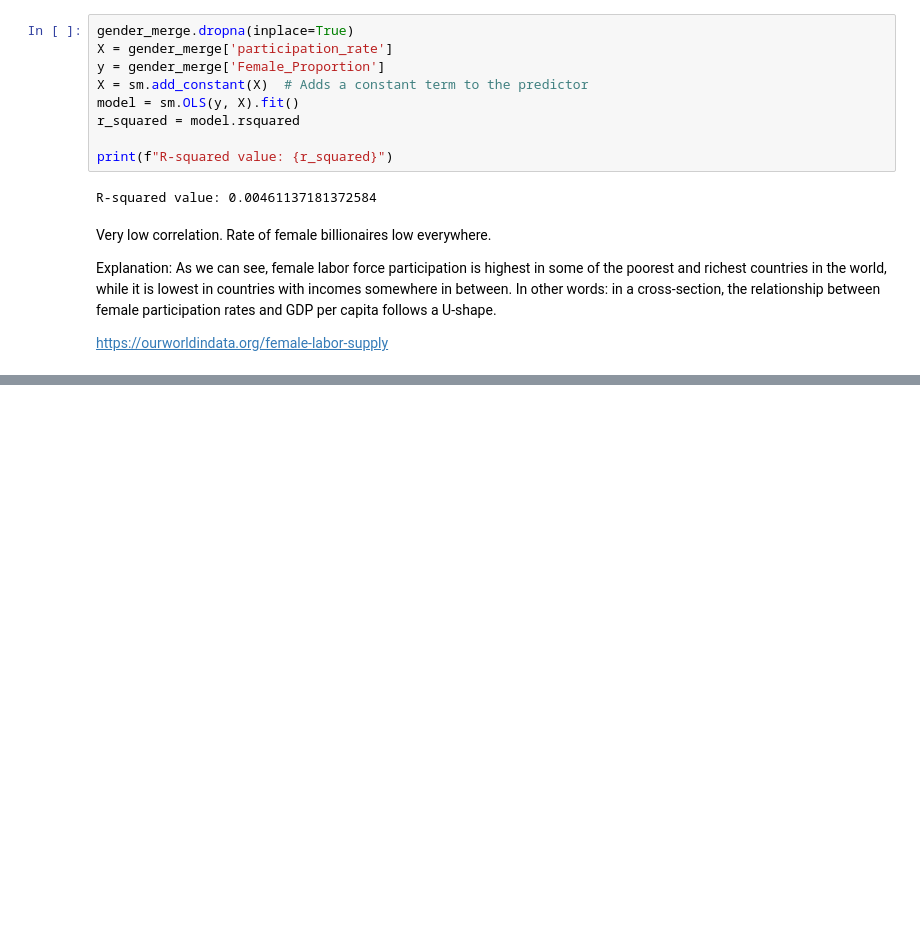
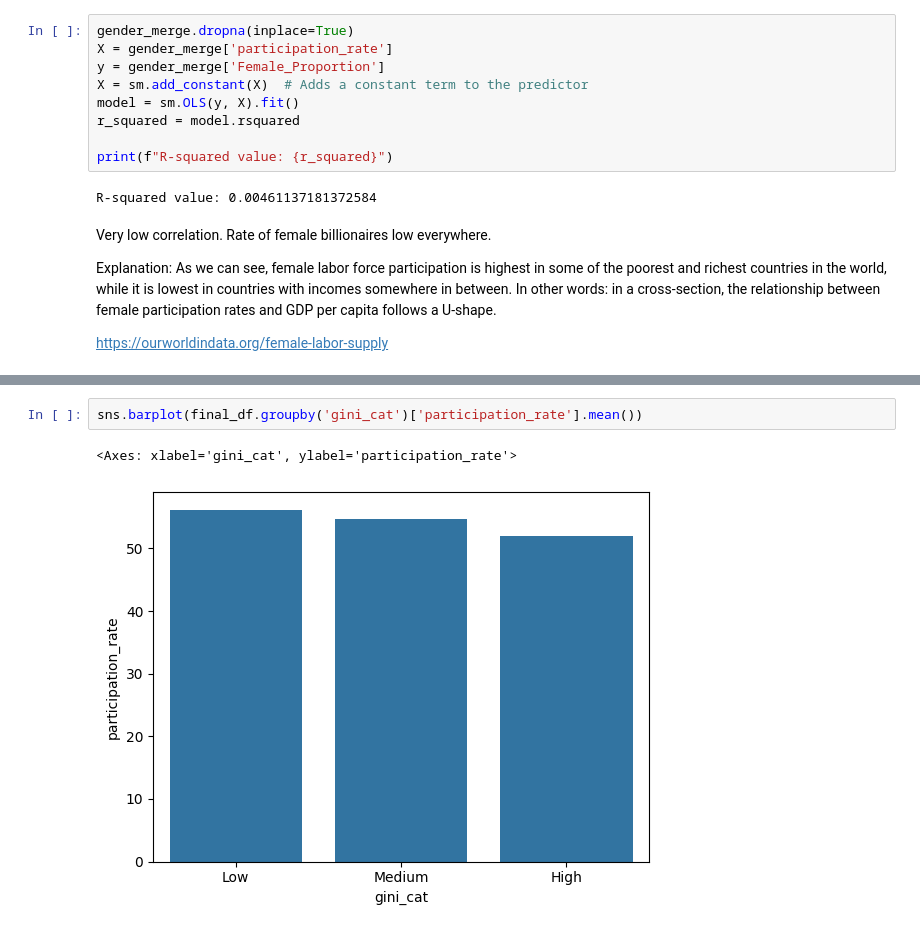
Before and after one commit to ErinZhan2500/SI618FinalProject, a Jupyter notebook: FinalProject.ipynb, the cells around one changed output, grey strips where cells are left out. Cells and saved outputs as stored; diff of their text form; blank space fills up the shorter version.

```diff
--- a/FinalProject.ipynb
+++ b/FinalProject.ipynb
@@ -666,0 +728,5 @@ correlations between income inequality and female labor force participation? do
+# %%
+sns.barplot(final_df.groupby('gini_cat')['participation_rate'].mean())
+# %% [output]
+<Axes: xlabel='gini_cat', ylabel='participation_rate'>
+[figure, added]
```
Also changed, not shown: parts of 9 cells of this notebook.
